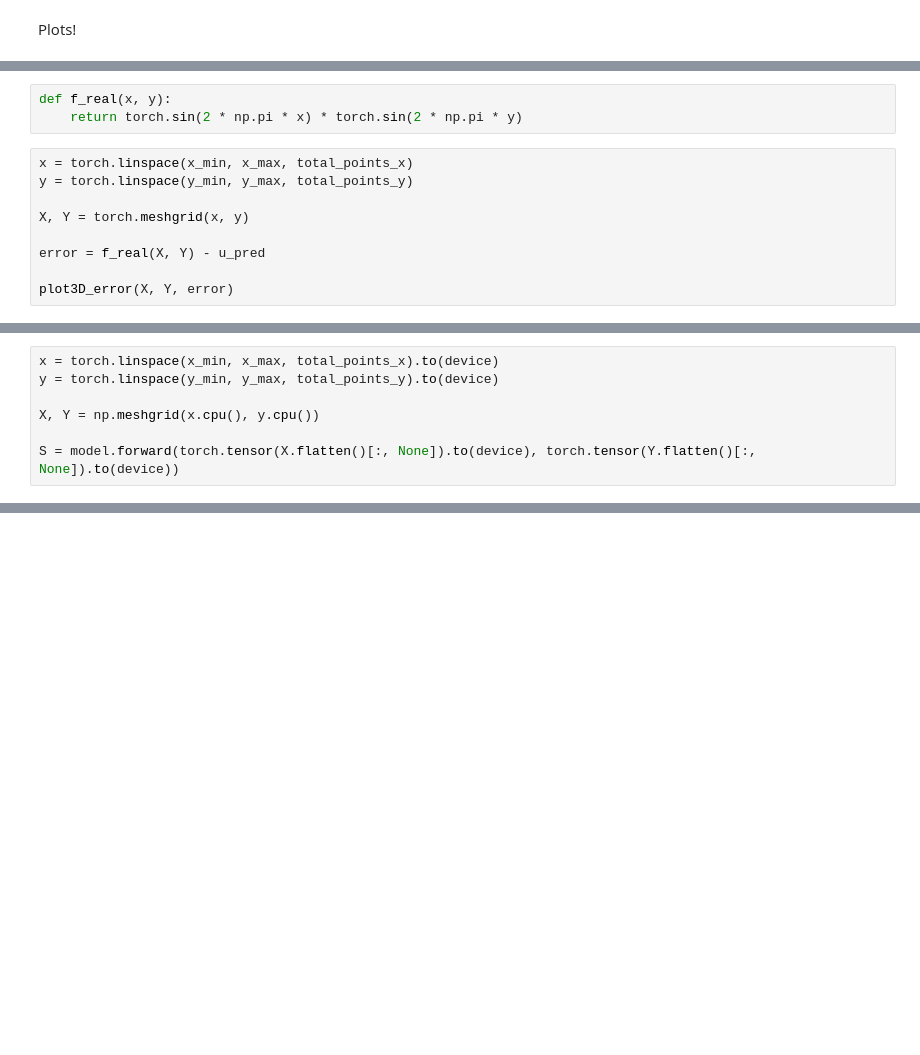
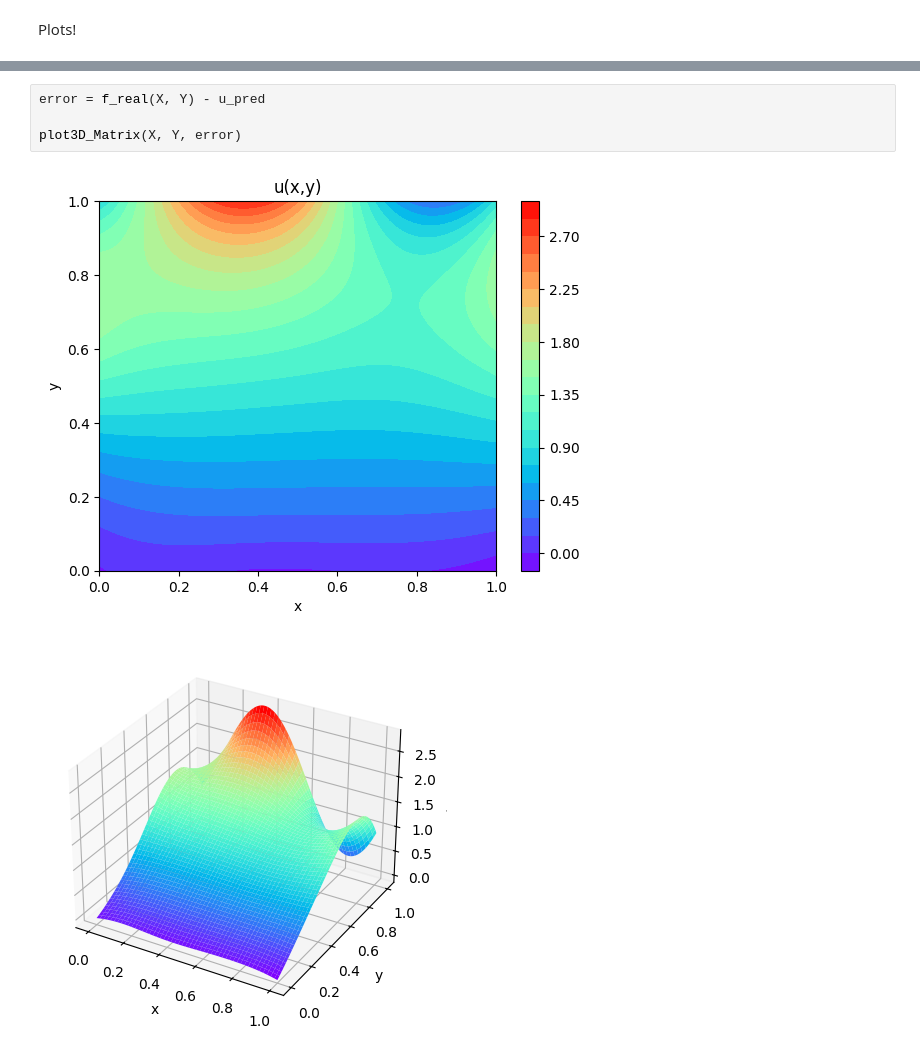
Before and after one commit to jkoganem/SEMS2024-deeplearning, a Jupyter notebook: poisson_mixed_boundary.ipynb, the cells around one changed output, grey strips where cells are left out. Saved outputs shown, nothing was run; the diff lists cells and outputs as text; blank space fills up the shorter version.

```diff
--- a/poisson_mixed_boundary.ipynb
+++ b/poisson_mixed_boundary.ipynb
@@ -300,12 +278,0 @@ plot3D_Matrix(X, Y, u_pred)
-# %%
-def f_real(x, y):
-    return torch.sin(2 * np.pi * x) * torch.sin(2 * np.pi * y)
-# %%
-x = torch.linspace(x_min, x_max, total_points_x)
-y = torch.linspace(y_min, y_max, total_points_y)
-
-X, Y = torch.meshgrid(x, y)
-
-error = f_real(X, Y) - u_pred
-
-plot3D_error(X, Y, error)
@@ -315,7 +278,0 @@ plot3D_error(X, Y, error)
-# %%
-x = torch.linspace(x_min, x_max, total_points_x).to(device)
-y = torch.linspace(y_min, y_max, total_points_y).to(device)
-
-X, Y = np.meshgrid(x.cpu(), y.cpu())
-
-S = model.forward(torch.tensor(X.flatten()[:, None]).to(device), torch.tensor(Y.flatten()[:, None]).to(device))
@@ -361,0 +279,7 @@ plt.show()
+# %%
+error = f_real(X, Y) - u_pred
+
+plot3D_Matrix(X, Y, error)
+# %% [output]
+[figure, added]
+[figure, added]
```
Also changed, not shown: parts of 14 cells of this notebook, 7 other files.
